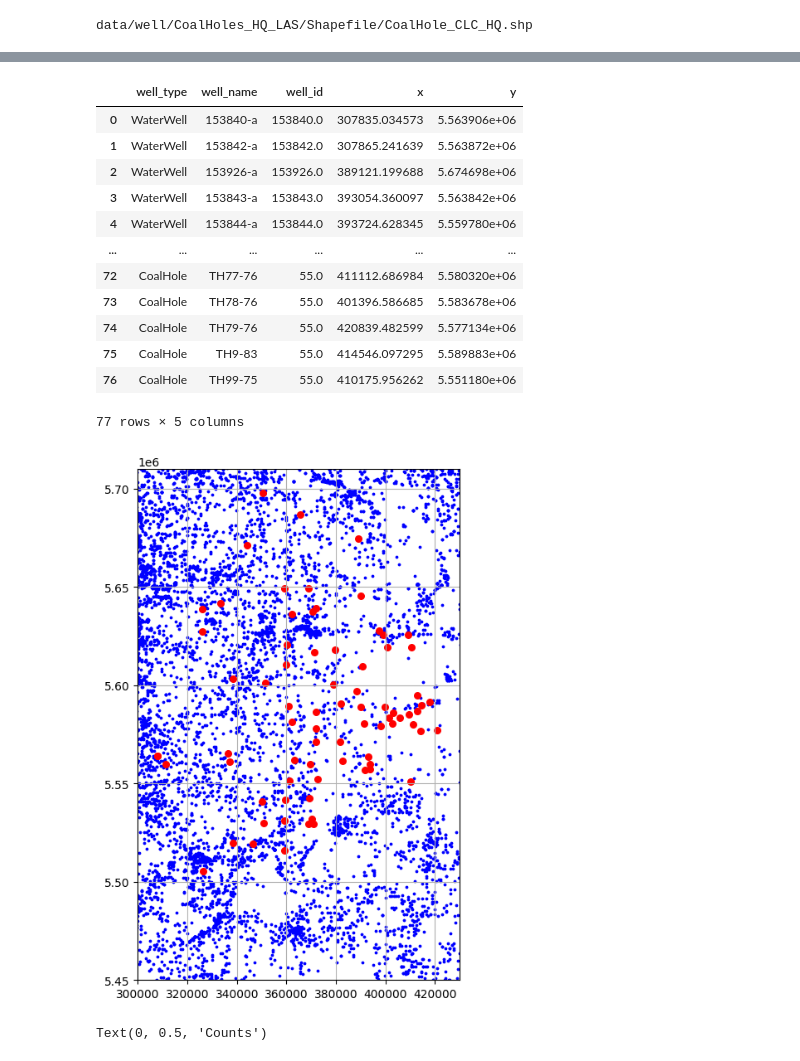
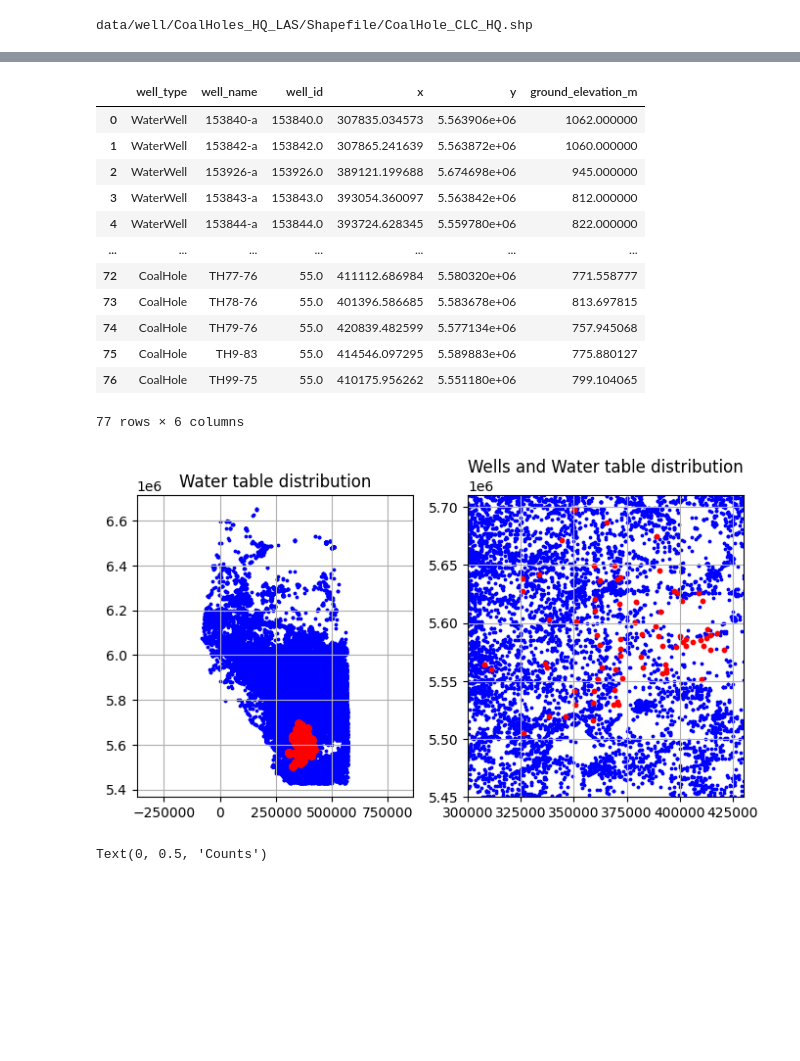
Before and after one commit to emgeolab/alberta_atem, a Jupyter notebook: notebooks/11.well_analysis.ipynb, the cells around one changed output, grey strips where cells are left out. Cells and saved outputs as stored; diff of their text form; code cells hidden in the pictures; blank space fills up the shorter version.

```diff
--- a/notebooks/11.well_analysis.ipynb
+++ b/notebooks/11.well_analysis.ipynb
@@ -129,6 +102,7 @@ for _, row in ww_gdf.iterrows():
             "well_id": pick_name(row, ["GIC_W_ID", "GIC_WELL_I"]),
             "x": float(row.geometry.x),
             "y": float(row.geometry.y),
+            "ground_elevation_m": pd.to_numeric(row.get("EL_DEM15_M"), errors="coerce"),
         }
     )
 
@@ -146,6 +120,7 @@ for _, row in ch_gdf.iterrows():
             "well_id": pick_name(row, ["Source_Id"]),
             "x": float(row.geometry.x),
             "y": float(row.geometry.y),
+            "ground_elevation_m": pd.to_numeric(row.get("El_AB100"), errors="coerce"),
         }
     )
 well_df = pd.DataFrame(well_records)
@@ -153,29 +128,36 @@ well_df = pd.DataFrame(well_records)
 # Well Type, Well Name, Well ID, X, Y
 well_df
 # %% [output]
-|  | well_type | well_name | well_id | x | y |
-| 0 | WaterWell | 153840-a | 153840.0 | 307835.034573 | 5.563906e+06 |
-| 1 | WaterWell | 153842-a | 153842.0 | 307865.241639 | 5.563872e+06 |
-| 2 | WaterWell | 153926-a | 153926.0 | 389121.199688 | 5.674698e+06 |
-| 3 | WaterWell | 153843-a | 153843.0 | 393054.360097 | 5.563842e+06 |
-| 4 | WaterWell | 153844-a | 153844.0 | 393724.628345 | 5.559780e+06 |
-| ... | ... | ... | ... | ... | ... |
-| 72 | CoalHole | TH77-76 | 55.0 | 411112.686984 | 5.580320e+06 |
-| 73 | CoalHole | TH78-76 | 55.0 | 401396.586685 | 5.583678e+06 |
-| 74 | CoalHole | TH79-76 | 55.0 | 420839.482599 | 5.577134e+06 |
-| 75 | CoalHole | TH9-83 | 55.0 | 414546.097295 | 5.589883e+06 |
-| 76 | CoalHole | TH99-75 | 55.0 | 410175.956262 | 5.551180e+06 |
+|  | well_type | well_name | well_id | x | y | ground_elevation_m |
+| 0 | WaterWell | 153840-a | 153840.0 | 307835.034573 | 5.563906e+06 | 1062.000000 |
+| 1 | WaterWell | 153842-a | 153842.0 | 307865.241639 | 5.563872e+06 | 1060.000000 |
+| 2 | WaterWell | 153926-a | 153926.0 | 389121.199688 | 5.674698e+06 | 945.000000 |
+| 3 | WaterWell | 153843-a | 153843.0 | 393054.360097 | 5.563842e+06 | 812.000000 |
+| 4 | WaterWell | 153844-a | 153844.0 | 393724.628345 | 5.559780e+06 | 822.000000 |
+| ... | ... | ... | ... | ... | ... | ... |
+| 72 | CoalHole | TH77-76 | 55.0 | 411112.686984 | 5.580320e+06 | 771.558777 |
+| 73 | CoalHole | TH78-76 | 55.0 | 401396.586685 | 5.583678e+06 | 813.697815 |
+| 74 | CoalHole | TH79-76 | 55.0 | 420839.482599 | 5.577134e+06 | 757.945068 |
+| 75 | CoalHole | TH9-83 | 55.0 | 414546.097295 | 5.589883e+06 | 775.880127 |
+| 76 | CoalHole | TH99-75 | 55.0 | 410175.956262 | 5.551180e+06 | 799.104065 |
-77 rows × 5 columns
+77 rows × 6 columns
 # %%
-plt.figure(figsize=(5, 8))
+plt.figure(figsize=(8, 4))
+plt.subplot(121)
 plt.scatter(depth_to_water["x"], depth_to_water["y"], s=3, c="blue", label="Depth to Water")
 plt.scatter(well_df["x"], well_df["y"], s=30, c="red", label="Wells")
+plt.axis("equal")
+plt.title("Water table distribution")
+plt.grid()
+plt.subplot(122)
+plt.scatter(depth_to_water["x"], depth_to_water["y"], s=3, c="blue", label="Depth to Water")
+plt.scatter(well_df["x"], well_df["y"], s=10, c="red", label="Wells")
+plt.title("Wells and Water table distribution")
 plt.xlim(0.3e6, 0.43e6)
 plt.ylim(5.45e6, 5.71e6)
-# plt.axis("equal")
 plt.grid()
 # %% [output]
-[figure, old version]
+[figure, new version]
 # %%
 tree = cKDTree(depth_to_water[["x", "y"]])
 temp_dis = []
```
Also changed, not shown: parts of 45 cells of this notebook, 17 other files.
